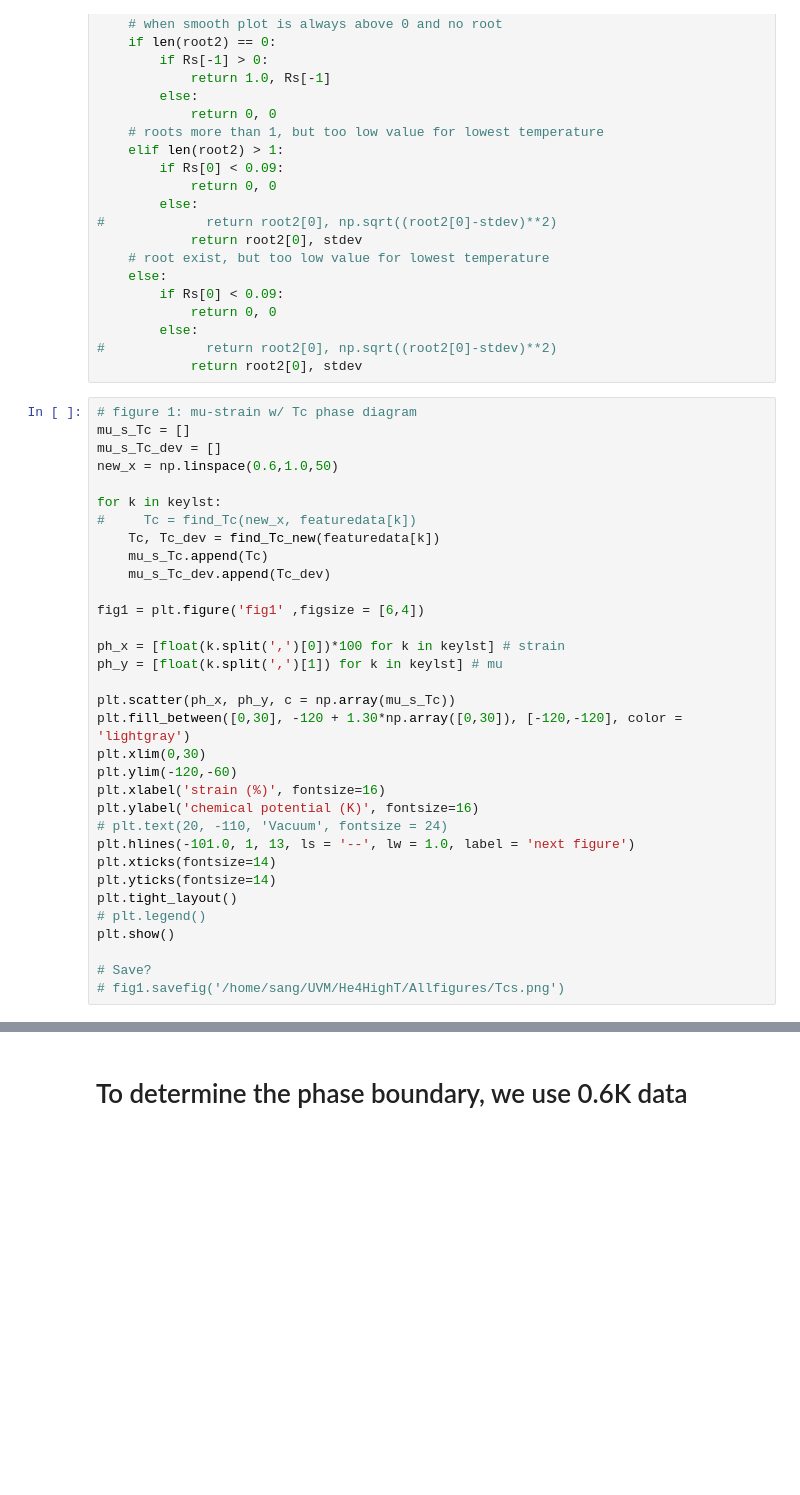
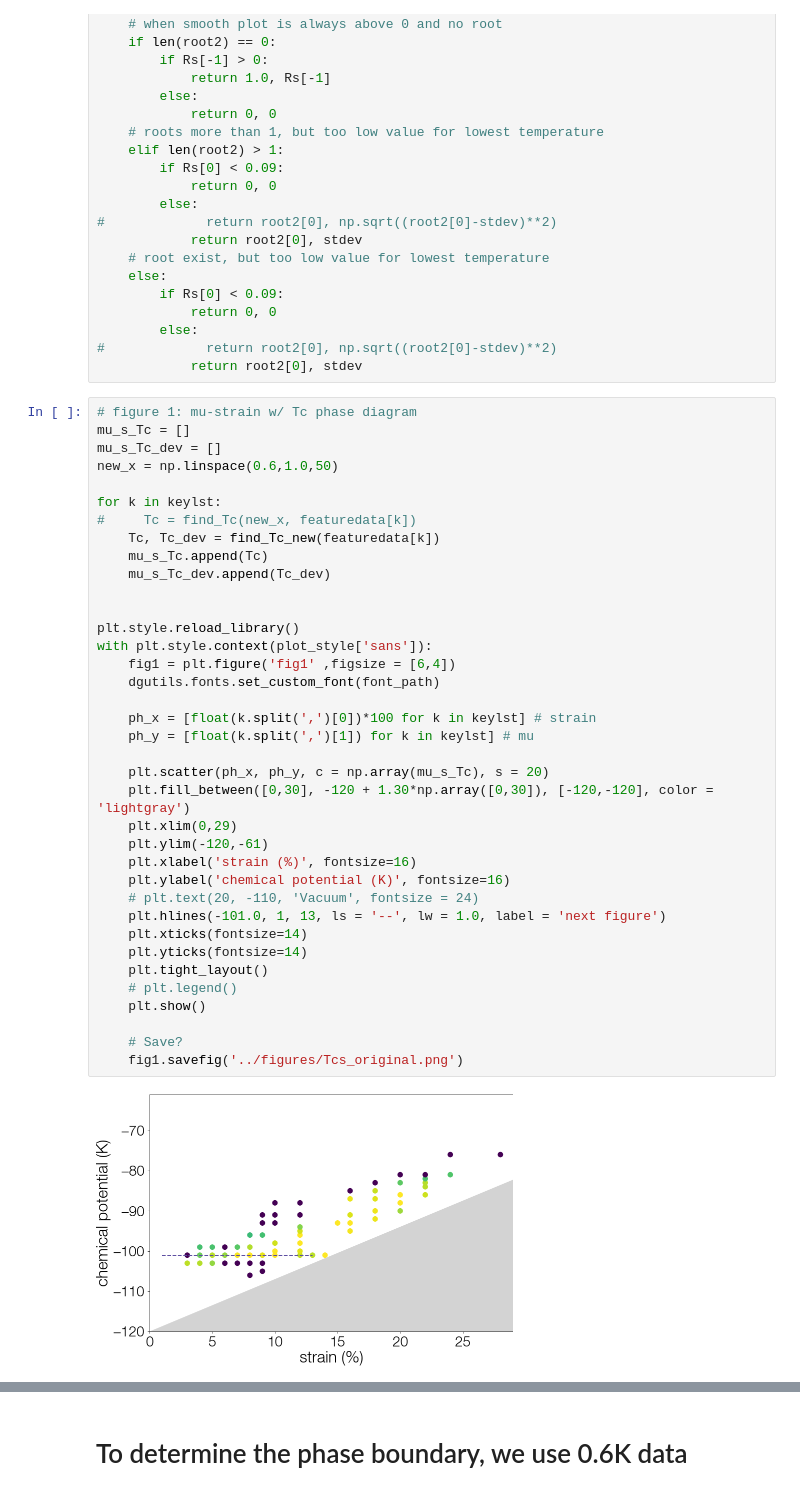
Before and after one commit to DelMaestroGroup/papers-code-Superfluid4HeStrainGraphene, a Jupyter notebook: src/AdsorptionPhaseAnalyzer.ipynb, the cells around one changed output, grey strips where cells are left out. Saved outputs shown, nothing was run; the diff lists cells and outputs as text; blank space fills up the shorter version.

```diff
--- a/src/AdsorptionPhaseAnalyzer.ipynb
+++ b/src/AdsorptionPhaseAnalyzer.ipynb
@@ -303,35 +367,41 @@ def find_Tc_new(data):
 # %%
 # figure 1: mu-strain w/ Tc phase diagram
 mu_s_Tc = []
 mu_s_Tc_dev = []
 new_x = np.linspace(0.6,1.0,50)
 
 for k in keylst:
 #     Tc = find_Tc(new_x, featuredata[k])
     Tc, Tc_dev = find_Tc_new(featuredata[k])
     mu_s_Tc.append(Tc)
     mu_s_Tc_dev.append(Tc_dev)
 
-fig1 = plt.figure('fig1' ,figsize = [6,4])
 
-ph_x = [float(k.split(',')[0])*100 for k in keylst] # strain
-ph_y = [float(k.split(',')[1]) for k in keylst] # mu
+plt.style.reload_library()
+with plt.style.context(plot_style['sans']):
+    fig1 = plt.figure('fig1' ,figsize = [6,4])
+    dgutils.fonts.set_custom_font(font_path)
 
-plt.scatter(ph_x, ph_y, c = np.array(mu_s_Tc))
-plt.fill_between([0,30], -120 + 1.30*np.array([0,30]), [-120,-120], color = 'lightgray')
-plt.xlim(0,30)
-plt.ylim(-120,-60)
-plt.xlabel('strain (%)', fontsize=16)
-plt.ylabel('chemical potential (K)', fontsize=16)
-# plt.text(20, -110, 'Vacuum', fontsize = 24)
-plt.hlines(-101.0, 1, 13, ls = '--', lw = 1.0, label = 'next figure')
-plt.xticks(fontsize=14)
-plt.yticks(fontsize=14)
-plt.tight_layout()
-# plt.legend()
-plt.show()
+    ph_x = [float(k.split(',')[0])*100 for k in keylst] # strain
+    ph_y = [float(k.split(',')[1]) for k in keylst] # mu
 
-# Save?
-# fig1.savefig('/home/sang/UVM/He4HighT/Allfigures/Tcs.png')
+    plt.scatter(ph_x, ph_y, c = np.array(mu_s_Tc), s = 20)
+    plt.fill_between([0,30], -120 + 1.30*np.array([0,30]), [-120,-120], color = 'lightgray')
+    plt.xlim(0,29)
+    plt.ylim(-120,-61)
+    plt.xlabel('strain (%)', fontsize=16)
+    plt.ylabel('chemical potential (K)', fontsize=16)
+    # plt.text(20, -110, 'Vacuum', fontsize = 24)
+    plt.hlines(-101.0, 1, 13, ls = '--', lw = 1.0, label = 'next figure')
+    plt.xticks(fontsize=14)
+    plt.yticks(fontsize=14)
+    plt.tight_layout()
+    # plt.legend()
+    plt.show()
+
+    # Save?
+    fig1.savefig('../figures/Tcs_original.png')
+# %% [output]
+[figure, added]
 # %%
 # Export dot data?
```
Also changed, not shown: parts of 16 cells of this notebook, 3 other files.
